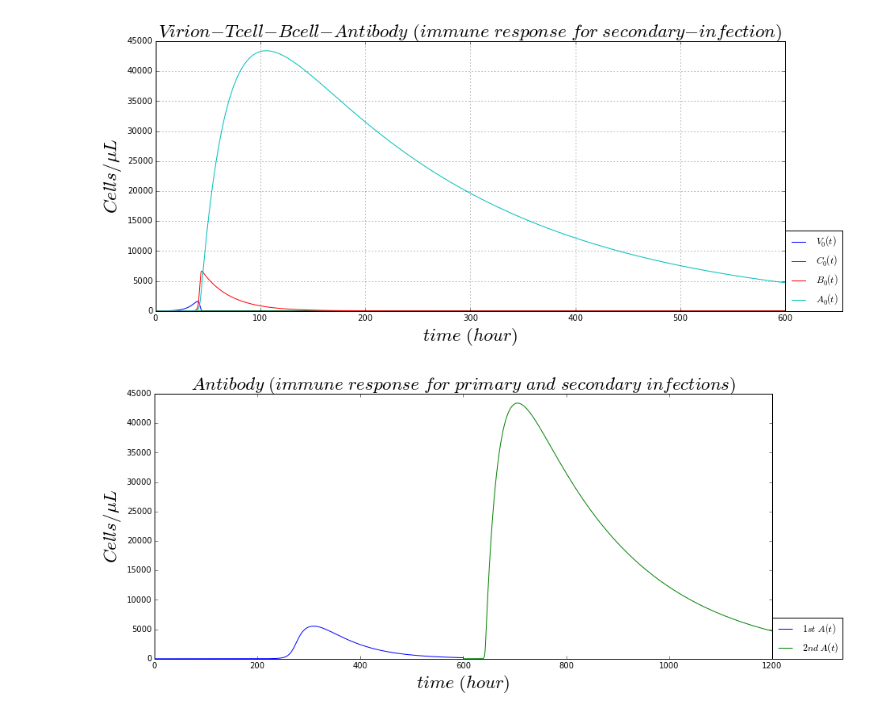
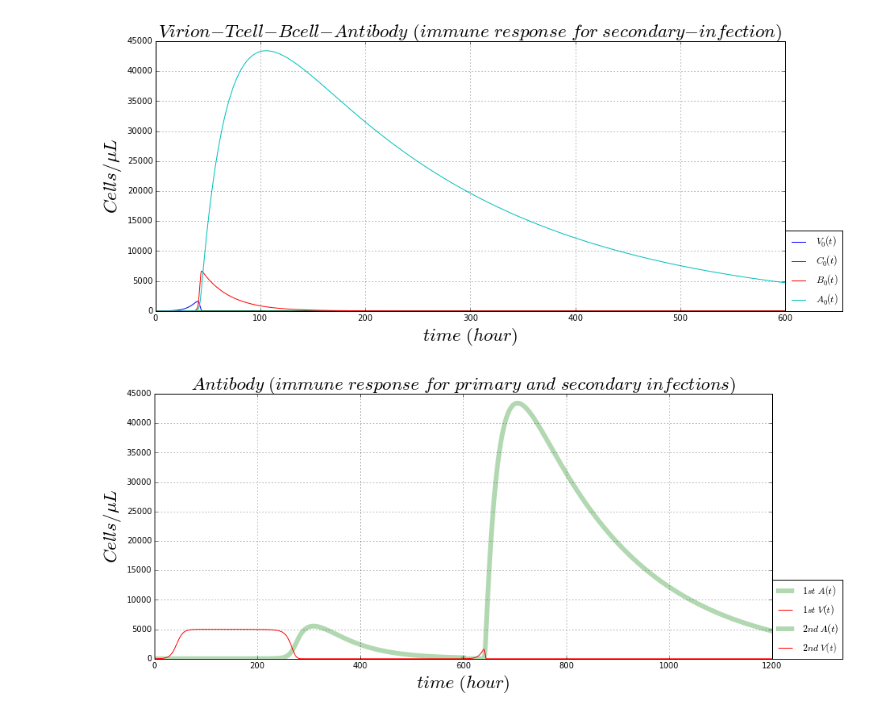
Before and after one commit to blab/antibody-response-pulse, a Jupyter notebook: bcell-array/bcell-array.ipynb, the cells around one changed output. Drawn from its saved outputs; the diff is of its cells as text; code cells hidden in the pictures.

```diff
--- a/bcell-array/bcell-array.ipynb
+++ b/bcell-array/bcell-array.ipynb
@@ -152,7 +152,10 @@ gridV = gridOut_array[0]
 gridC = gridOut_array[1]
 gridB = gridOut_array[2]
 gridA = gridOut_array[3]
+
+
 firstT = np.copy(gridT)
+firstV= np.copy(gridV)
 firstA= np.copy(gridA)
 
 numberingFig = numberingFig + 1;
@@ -234,6 +237,7 @@ gridB = gridOut_array[2]
 gridA = gridOut_array[3]
 
 secondT= np.copy(gridT)
+secondV= np.copy(gridV)
 secondA= np.copy(gridA)
 
 numberingFig = numberingFig + 1;
@@ -254,12 +258,15 @@ for i in range(1):
 # %%
 numberingFig = numberingFig + 1;
 plt.figure(numberingFig, figsize = AlvaFigSize)
-plt.plot(firstT, firstA[0], label = r'$ 1st \ A(t) $')
-plt.plot(secondT + 600, secondA[0], label = r'$ 2nd \ A(t)$')
+plt.plot(firstT, firstA[0], label = r'$ 1st \ A(t) $', color = 'green', linewidth = 6.0, alpha = 0.3)
+plt.plot(firstT, firstV[0], label = r'$ 1st \ V(t) $', color = 'red')
+plt.plot(secondT + 600, secondA[0], label = r'$ 2nd \ A(t)$', color = 'green', linewidth = 6.0, alpha = 0.3)
+plt.plot(secondT + 600, secondV[0], label = r'$ 2nd \ V(t)$', color = 'red')
+plt.grid(True)
 plt.title(r'$ Antibody \ (immune \ response \ for \ primary \ and \ secondary \ infections) $', fontsize = AlvaFontSize)
 plt.xlabel(r'$time \ (%s)$'%(timeUnit), fontsize = AlvaFontSize);
 plt.ylabel(r'$ Cells/ \mu L $', fontsize = AlvaFontSize);
 plt.legend(loc = (1,0))
 plt.show()
 # %% [output]
-[figure, old version]
+[figure, new version]
```
Also changed, not shown: 2 other files.
